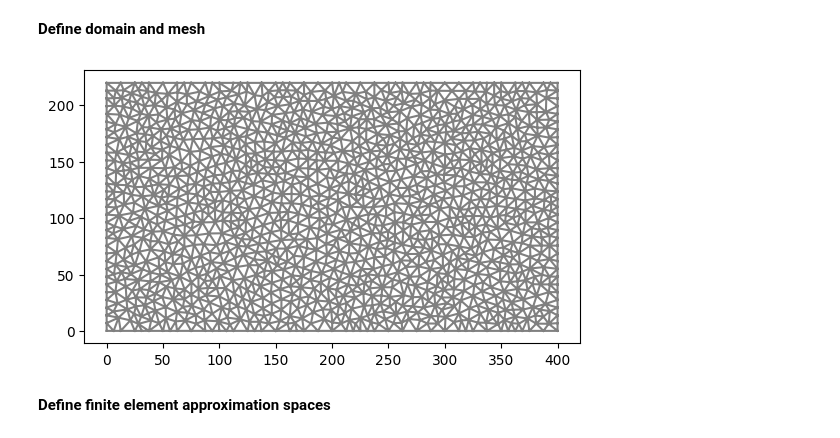
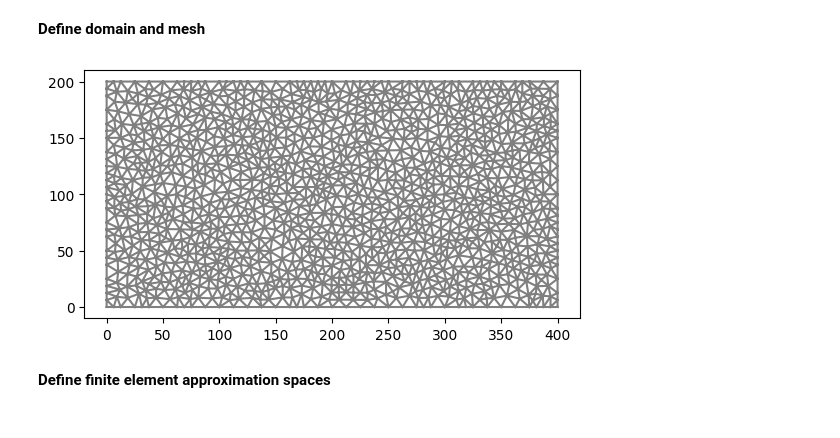
Before and after one commit to katty-anay/Fluid_mechanics_, a Jupyter notebook: Shallow-Water-Equations.ipynb, the cells around one changed output. Cells and saved outputs as stored; diff of their text form; code cells hidden in the pictures.

```diff
--- a/Shallow-Water-Equations.ipynb
+++ b/Shallow-Water-Equations.ipynb
@@ -72,7 +72,7 @@ for all test functions $(v,q) \in \hat V\times \hat Q$, where $SD(u,w;v,q)$ is a
 # %%
 # Define rectangular domain
 L = 400
-H = 220
+H = 200
 
 # Define circle
 xc = 1.0
@@ -105,7 +105,7 @@ upper = Upper()
 resolution = 32
 mesh = generate_mesh(Rectangle(Point(0.0,0.0), Point(L,H)), resolution)
 
-#mesh = generate_mesh(Rectangle(Point(0.0,0.0), Point(L,H)) - Rectangle(Point(120,80), Point(130,50))- Rectangle(Point(120,130), Point(130,100))- Rectangle(Point(120,180), Point(130,150)), resolution) #three obstacles left
+#mesh = generate_mesh(Rectangle(Point(0.0,0.0), Point(L,H)) - Rectangle(Point(120,60), Point(130,20))- Rectangle(Point(120,120), Point(130,80))- Rectangle(Point(120,180), Point(130,140)), resolution) #three obstacles left
 
 #mesh = generate_mesh(Rectangle(Point(0.0,0.0), Point(L,H)) - Circle(Point(xc,yc),rc), resolution)
 
@@ -117,34 +117,34 @@ mesh = generate_mesh(Rectangle(Point(0.0,0.0), Point(L,H)), resolution)
 
 #mesh = generate_mesh(Rectangle(Point(0.0,0.0), Point(L,H)) - Rectangle(Point(225,200), Point(230,20)), resolution)
 #mesh = generate_mesh(Rectangle(Point(0.0,0.0), Point(L,H)) - Rectangle(Point(95,200), Point(100,20)), resolution) #left
 
 #mesh = generate_mesh(Rectangle(Point(0.0,0.0), Point(L,H)) - Rectangle(Point(225,100), Point(230,70))- Rectangle(Point(225,50), Point(230,20))- Rectangle(Point(225,150), Point(230,120))- Rectangle(Point(225,200), Point(230,170)), resolution)
 #mesh = generate_mesh(Rectangle(Point(0.0,0.0), Point(L,H)) - Rectangle(Point(225,100), Point(230,70))- Rectangle(Point(250,50), Point(255,20))- Rectangle(Point(225,150), Point(230,120))- Rectangle(Point(250,200), Point(255,170)), resolution)
 
 # Local mesh refinement (specified by a cell marker)
 no_levels = 0
 for i in range(0,no_levels):
   cell_marker = MeshFunction("bool", mesh, mesh.topology().dim())
   for cell in cells(mesh):
     cell_marker[cell] = False
     p = cell.midpoint()
     if p.distance(Point(xc, yc)) < 1.0:
         cell_marker[cell] = True
   mesh = refine(mesh, cell_marker)
 
 # Define mesh functions (for boundary conditions)
 boundaries = MeshFunction("size_t", mesh, mesh.topology().dim()-1)
 boundaries.set_all(0)
 left.mark(boundaries, 1)
 right.mark(boundaries, 2)
 lower.mark(boundaries, 3)
 upper.mark(boundaries, 4)
 
 plt.figure()
 plot(mesh)
 plt.show()
 # %% [output]
-[figure, old version]
+[figure, new version]
 # %% [markdown]
 **Define finite element approximation spaces**
 # %%
```
Also changed, not shown: parts of 6 cells of this notebook.
